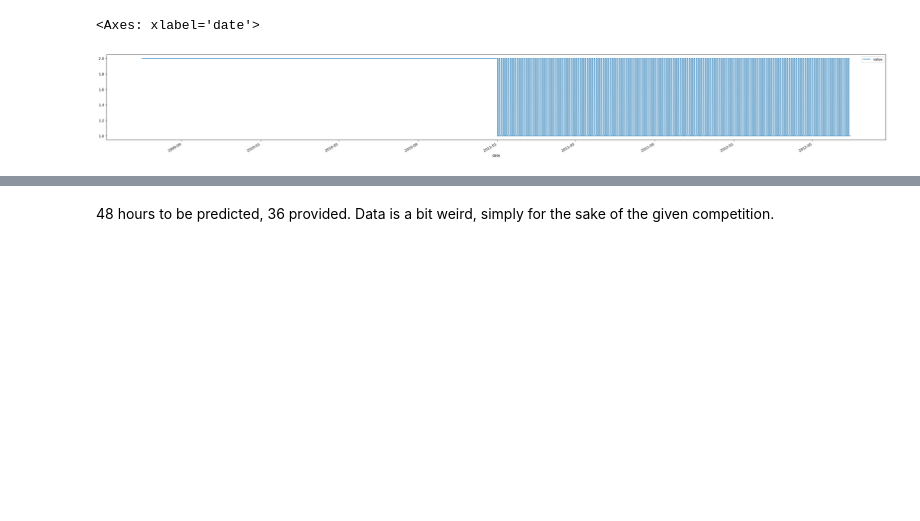
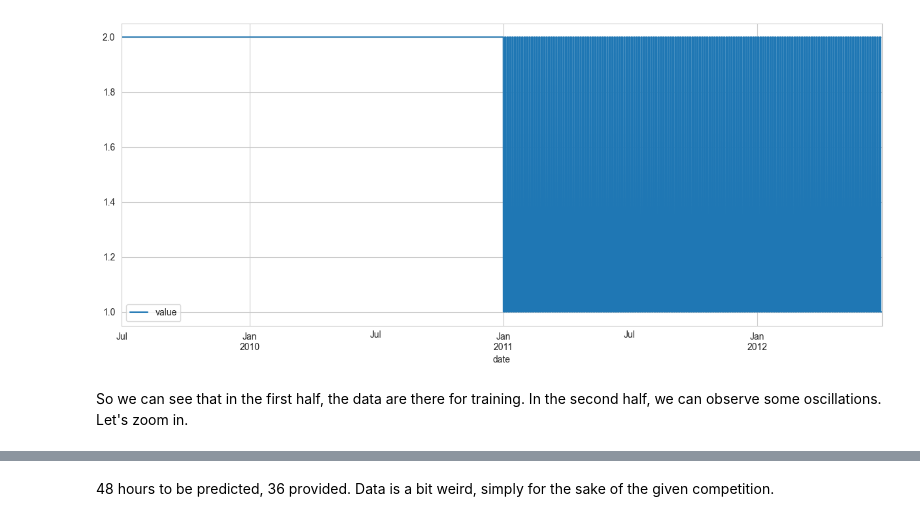
Before and after one commit to KarelMacek/zephyros, a Jupyter notebook: my_notebook.ipynb, the cells around one changed output, grey strips where cells are left out. Drawn from its saved outputs; the diff is of its cells as text; code cells hidden in the pictures; blank space fills up the shorter version.

```diff
--- a/my_notebook.ipynb
+++ b/my_notebook.ipynb
@@ -95,6 +17,23 @@ df_dates_both
+# %%
+df_forecasts = pd.read_csv("GEF2012-wind-forecasting/windforecasts_wf1.csv")
+df_train = pd.read_csv("GEF2012-wind-forecasting/train.csv")
+df_test = pd.read_csv("GEF2012-wind-forecasting/test.csv")
+
+
+def parse_date(date_string_series):
+    return pd.to_datetime(date_string_series, format="%Y%m%d%H")
+
+
+df_train["date"] = parse_date(df_train["date"])
+df_test["date"] = parse_date(df_test["date"])
+df_train_dates = df_train.loc[:, ["date"]]
+df_test_dates = df_test.loc[:, ["date"]]
+df_train_dates["value"] = 2
+df_test_dates["value"] = 1
+df_dates_both = pd.concat([df_train_dates, df_test_dates], ignore_index=True)
+df_dates_both.sort_values("date", inplace=True)
 # %%
-plt.rcParams["figure.figsize"] = (40, 5)
-df_dates_both.plot("date", "value")
+plt.rcParams["figure.figsize"] = (15, 6)
+df_dates_both.plot("date", "value");
 # %% [output]
-<Axes: xlabel='date'>
-[figure, old version]
+[figure, new version]
@@ -103,3 +40,5 @@ df_dates_both.sort_values("date", inplace=True)
+# %% [markdown]
+So we can see that in the first half, the data are there for training. In the second half, we can observe some oscillations. Let's zoom in.
 # %%
 df_dates_both[-300:].plot("date", "value")
 # %% [output]
```
Also changed, not shown: parts of 66 cells of this notebook.
